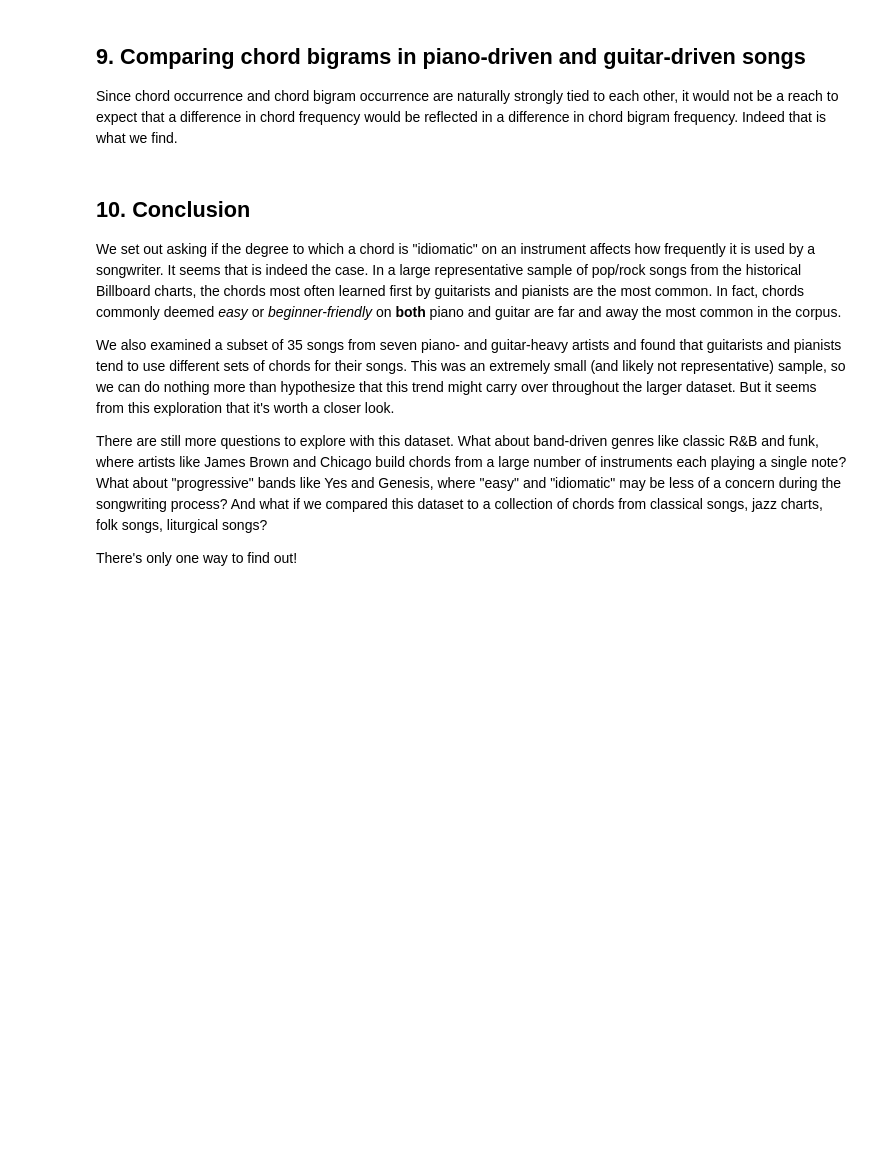
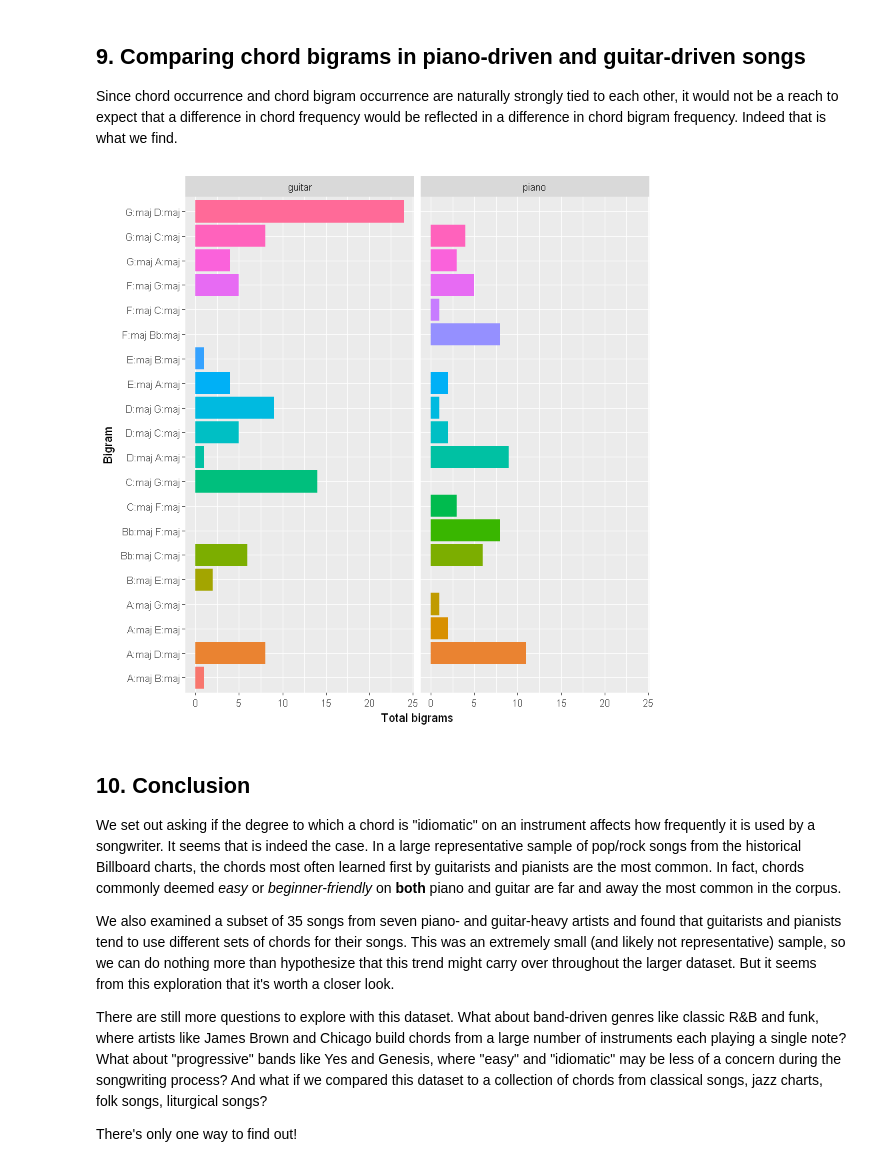
Before and after one commit to Nick-Kolowich/R-practice, a Jupyter notebook: Wrangling and Visualizing Musical Data/notebook.ipynb, the cells around one changed output. Drawn from its saved outputs; the diff is of its cells as text; code cells hidden in the pictures; blank space fills up the shorter version.

Commit message:
piano & guitar bigrams visual

```diff
--- a/Wrangling and Visualizing Musical Data/notebook.ipynb
+++ b/Wrangling and Visualizing Musical Data/notebook.ipynb
@@ -238,11 +238,24 @@ bb_tagged %>%
 # %%
 # The top 20 most common bigrams
 top_20_bigram <- bb_bigram_count$bigram[1:20]
 
 # Creating a faceted plot comparing guitar- and piano-driven songs for bigram frequency
 bb_tagged %>%
-  # .... MODIFIED CODE FROM TASK 4 ....
-  # .... MODIFIED CODE FROM TASK 8 ....
+  mutate(next_chord = lead(chord),
+         next_title = lead(title),
+         bigram = paste(chord, next_chord)) %>%
+  filter(title == next_title) %>%
+  count(bigram, instrument, sort = TRUE) %>%
+  filter(bigram %in% top_20_bigram) %>%
+  ggplot(aes(bigram, n, fill = bigram)) +
+  geom_col() +
+  facet_grid(~instrument) +
+  coord_flip() +
+  ylab('Total bigrams') +
+  xlab('Bigram') +
+  theme(legend.position="none")
+# %% [output]
+[figure, added]
 # %% [markdown]
 ## 10. Conclusion
 <p>We set out asking if the degree to which a chord is "idiomatic" on an instrument affects how frequently it is used by a songwriter. It seems that is indeed the case. In a large representative sample of pop/rock songs from the historical Billboard charts, the chords most often learned first by guitarists and pianists are the most common. In fact, chords commonly deemed <em>easy</em> or <em>beginner-friendly</em> on <strong>both</strong> piano and guitar are far and away the most common in the corpus.</p>
```
